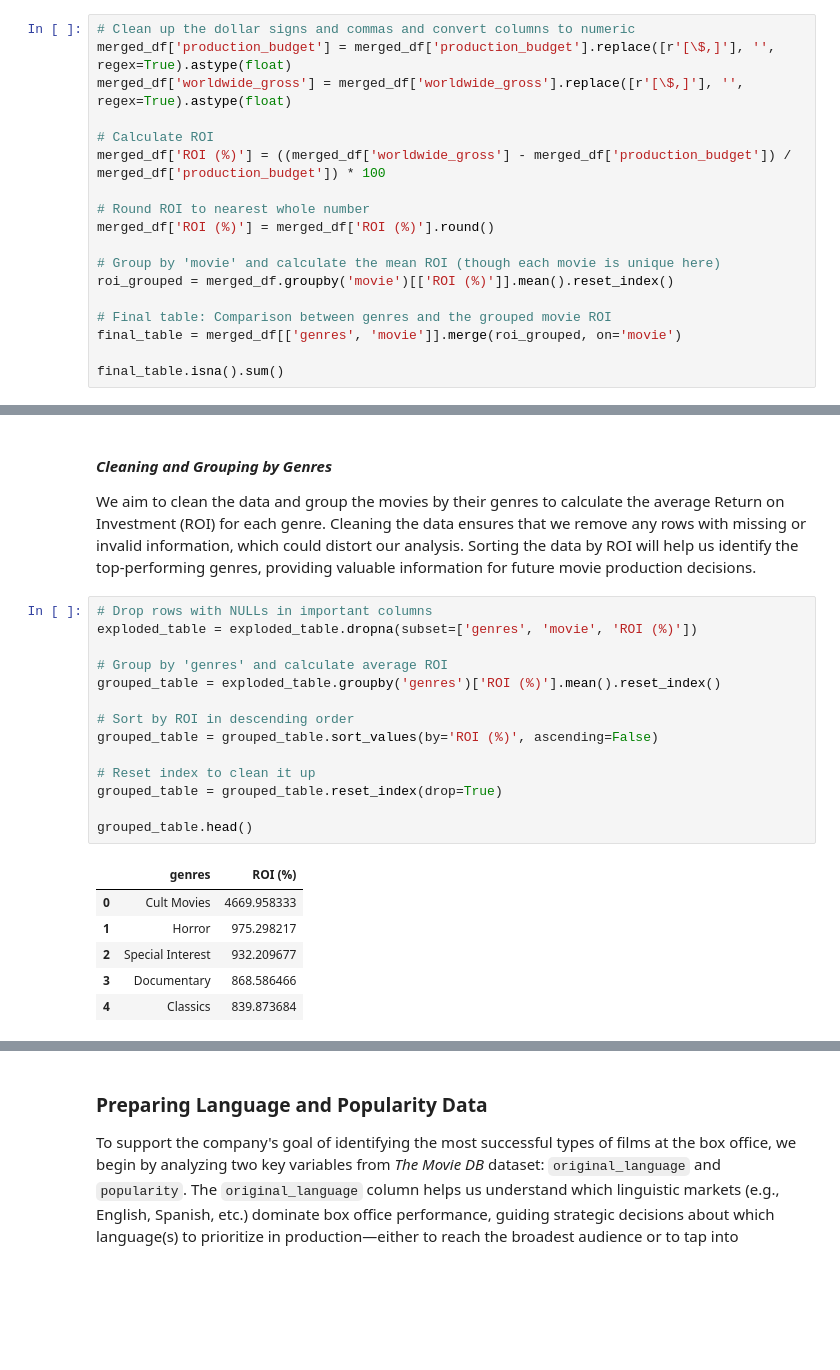
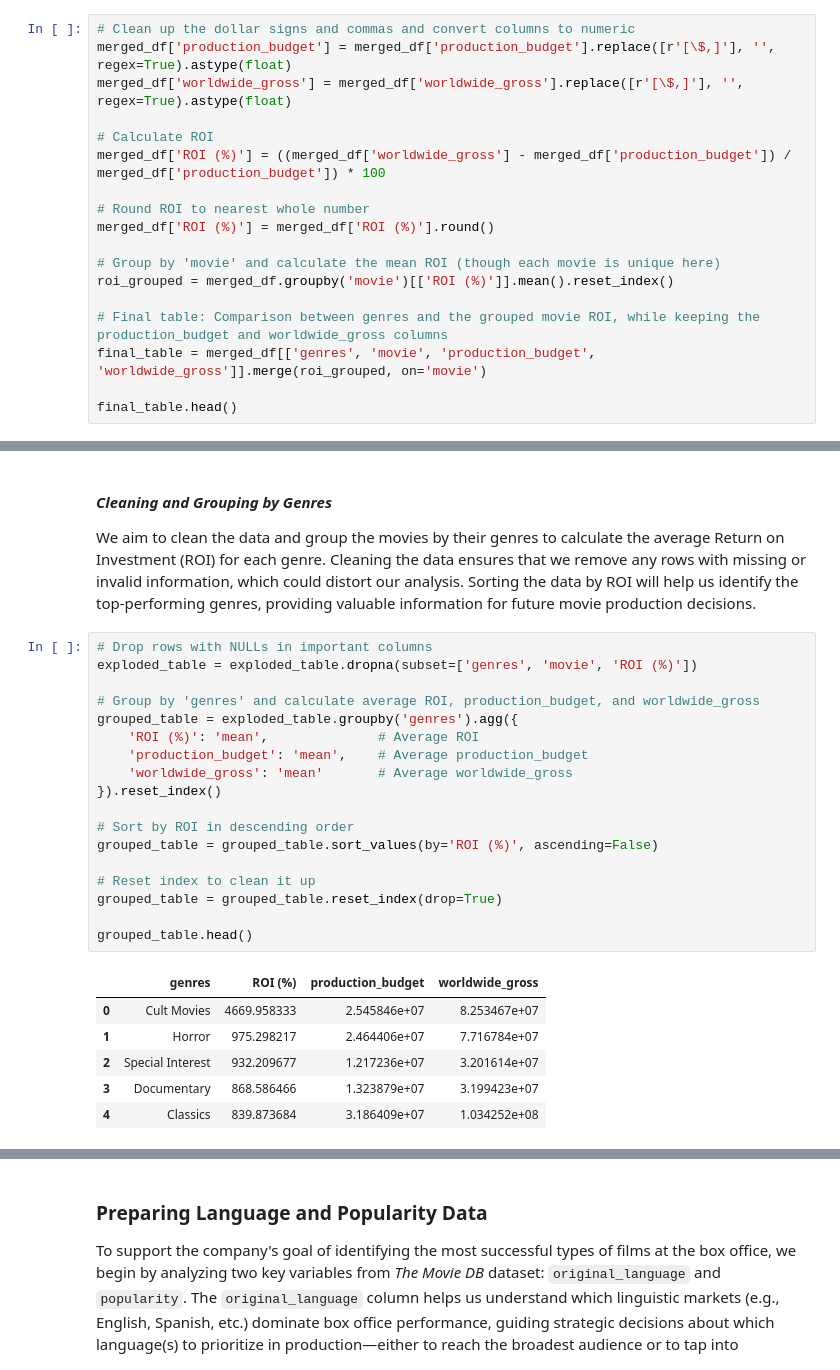
Before and after one commit to Tdoggie/phase-2-project, a Jupyter notebook: index.ipynb, the cells around one changed output, grey strips where cells are left out. Cells and saved outputs as stored; diff of their text form; blank space fills up the shorter version.

```diff
--- a/index.ipynb
+++ b/index.ipynb
@@ -400,8 +400,8 @@ merged_df['ROI (%)'] = merged_df['ROI (%)'].round()
 # Group by 'movie' and calculate the mean ROI (though each movie is unique here)
 roi_grouped = merged_df.groupby('movie')[['ROI (%)']].mean().reset_index()
 
-# Final table: Comparison between genres and the grouped movie ROI
-final_table = merged_df[['genres', 'movie']].merge(roi_grouped, on='movie')
+# Final table: Comparison between genres and the grouped movie ROI, while keeping the production_budget and worldwide_gross columns
+final_table = merged_df[['genres', 'movie', 'production_budget', 'worldwide_gross']].merge(roi_grouped, on='movie')
 
-final_table.isna().sum()
+final_table.head()
 # %% [output]
@@ -460,21 +463,25 @@ We aim to clean the data and group the movies by their genres to calculate the a
 # %%
 # Drop rows with NULLs in important columns
 exploded_table = exploded_table.dropna(subset=['genres', 'movie', 'ROI (%)'])
 
-# Group by 'genres' and calculate average ROI
-grouped_table = exploded_table.groupby('genres')['ROI (%)'].mean().reset_index()
+# Group by 'genres' and calculate average ROI, production_budget, and worldwide_gross
+grouped_table = exploded_table.groupby('genres').agg({
+    'ROI (%)': 'mean',              # Average ROI
+    'production_budget': 'mean',    # Average production_budget
+    'worldwide_gross': 'mean'       # Average worldwide_gross
+}).reset_index()
 
 # Sort by ROI in descending order
 grouped_table = grouped_table.sort_values(by='ROI (%)', ascending=False)
 
 # Reset index to clean it up
 grouped_table = grouped_table.reset_index(drop=True)
 
 grouped_table.head()
 # %% [output]
-|  | genres | ROI (%) |
-| 0 | Cult Movies | 4669.958333 |
-| 1 | Horror | 975.298217 |
-| 2 | Special Interest | 932.209677 |
-| 3 | Documentary | 868.586466 |
-| 4 | Classics | 839.873684 |
+|  | genres | ROI (%) | production_budget | worldwide_gross |
+| 0 | Cult Movies | 4669.958333 | 2.545846e+07 | 8.253467e+07 |
+| 1 | Horror | 975.298217 | 2.464406e+07 | 7.716784e+07 |
+| 2 | Special Interest | 932.209677 | 1.217236e+07 | 3.201614e+07 |
+| 3 | Documentary | 868.586466 | 1.323879e+07 | 3.199423e+07 |
+| 4 | Classics | 839.873684 | 3.186409e+07 | 1.034252e+08 |
```
Also changed, not shown: parts of 75 cells of this notebook.
